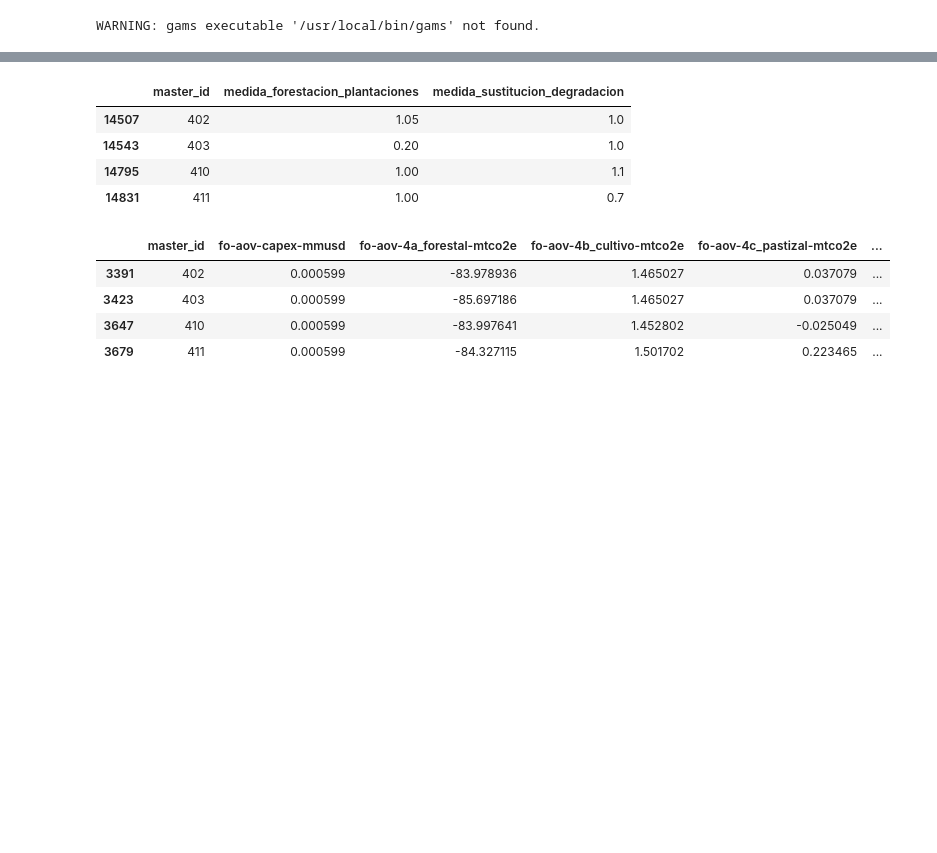
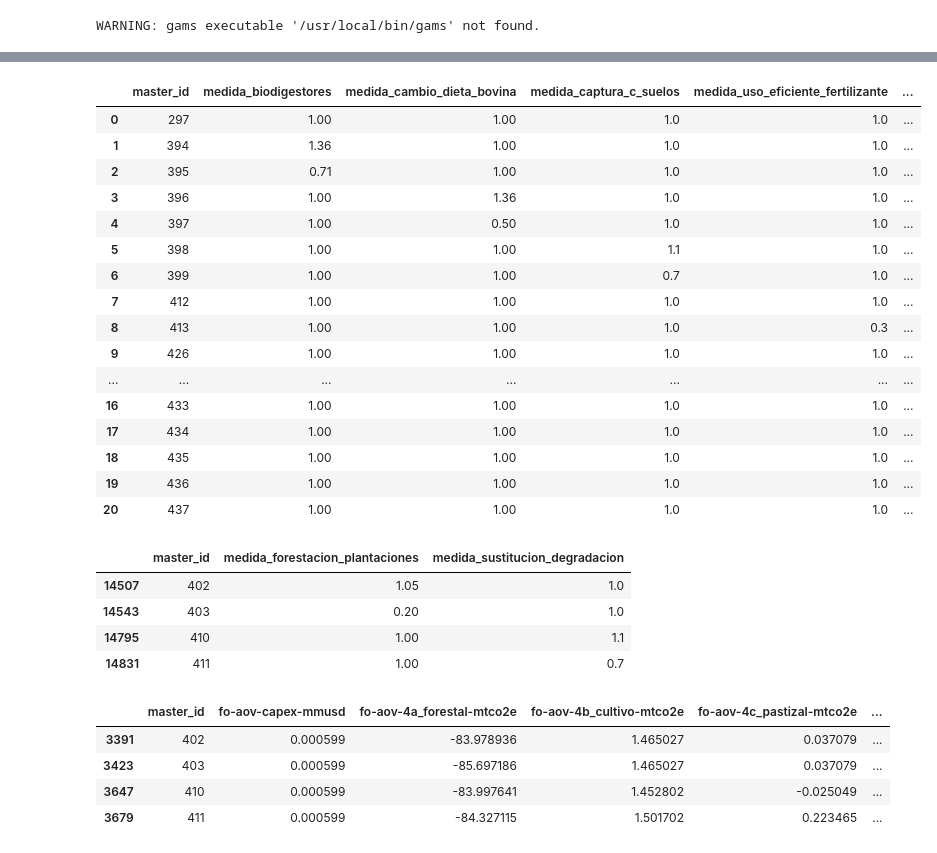
Before and after one commit to emolinaperez/MultiSector_LTS_Chile, a Jupyter notebook: python/integrate_designs_kluge_20210130.ipynb, the cells around one changed output, grey strips where cells are left out. Cells and saved outputs as stored; diff of their text form; code cells hidden in the pictures; blank space fills up the shorter version.

```diff
--- a/python/integrate_designs_kluge_20210130.ipynb
+++ b/python/integrate_designs_kluge_20210130.ipynb
@@ -106,3 +219,17 @@ df_ed_out.to_csv(sr.fp_csv_experimental_design_msec, index = None, encoding = "U
+# %%
+arch_2 = "Chile_sector_package_2021_02_10_design_id-2"
+#df_ed_out.to_csv(sr.fp_csv_experimental_design_msec, index = None, encoding = "UTF-8")
+df_edgams = sr.get_archive_run(sr.fp_csv_experimental_design_msec_masters_to_run_gams, arch_2)
+df_mas = sr.get_archive_run(sr.fp_csv_attribute_master, arch_2)
+
+#set of masters to keep
+keep_master = set(df_mas[(df_mas["design_id"] == 0) & (df_mas["strategy_id"] == 1) & ((df_mas["time_series_id"] == 0) | (df_mas["future_id"] == 0))]["master_id"])
+df_edgams = df_edgams[df_edgams["master_id"].isin(keep_master)]
+df_edgams1 = df_edgams[0:101]
+df_edgams2 = df_edgams[101:202]
+
+df_edgams1.to_csv(sr.fp_csv_experimental_design_msec_masters_to_run_gams.replace(".csv", "_d2-1.csv"), index = None, encoding = "UTF-8")
+df_edgams2.to_csv(sr.fp_csv_experimental_design_msec_masters_to_run_gams.replace(".csv", "_d2-2.csv"), index = None, encoding = "UTF-8")
 # %%
 #df_pmr_all = pd.read_csv(sr.fp_csv_output_multi_sector_pmr.replace(".csv", "_20210130_VARYALL_PARTIAL.csv"))
 df_edgams = pd.read_csv(sr.fp_csv_experimental_design_msec_masters_to_run_gams)
@@ -124,3 +268,35 @@ df_ed = pd.read_csv(sr.fp_csv_experimental_design_msec)
+# %%
+params_ag = list(df_pr[df_pr["sector"] == "Analytica_agriculture"]["parameter"].unique())
+params_ag.sort()
+#get futures associated with these parameters
+futs_ag = set(df_fut[df_fut["parameter"].isin(params_ag)]["future_id"]) | set({0})
+mast_ag = set(df_mas[(df_mas["design_id"] == 0) & (df_mas["strategy_id"] == 1) & (df_mas["time_series_id"] == 0) & (df_mas["future_id"].isin(futs_ag))]["master_id"])
+
+dfe1 = df_ed[(df_ed["master_id"].isin(mast_ag)) & (df_ed["year"].isin([2050]))][["master_id"] + [x for x in df_ed.columns if x in params_ag]].copy()
+dfo1 = df_out_an[(df_out_an["master_id"].isin(mast_ag)) & (df_out_an["year"].isin([2050]))][["master_id"] + ["ag-emissions_total-mtco2e"]].copy()
+dfm = pd.merge(dfe1, dfo1, how = "left", on = ["master_id"])
+dfm = pd.merge(dfm, df_mas[["master_id", "future_id"]], how = "left", on = ["master_id"])
+dfm = pd.merge(dfm, df_fut[["future_id", "parameter", "range_value"]], how = "left", on = ["future_id"])
+
+dfm
+# %% [output]
+|  | master_id | medida_biodigestores | medida_cambio_dieta_bovina | medida_captura_c_suelos | medida_uso_eficiente_fertilizante | ... |
+| 0 | 297 | 1.00 | 1.00 | 1.0 | 1.0 | ... |
+| 1 | 394 | 1.36 | 1.00 | 1.0 | 1.0 | ... |
+| 2 | 395 | 0.71 | 1.00 | 1.0 | 1.0 | ... |
+| 3 | 396 | 1.00 | 1.36 | 1.0 | 1.0 | ... |
+| 4 | 397 | 1.00 | 0.50 | 1.0 | 1.0 | ... |
+| 5 | 398 | 1.00 | 1.00 | 1.1 | 1.0 | ... |
+| 6 | 399 | 1.00 | 1.00 | 0.7 | 1.0 | ... |
+| 7 | 412 | 1.00 | 1.00 | 1.0 | 1.0 | ... |
+| 8 | 413 | 1.00 | 1.00 | 1.0 | 0.3 | ... |
+| 9 | 426 | 1.00 | 1.00 | 1.0 | 1.0 | ... |
+| ... | ... | ... | ... | ... | ... | ... |
+| 16 | 433 | 1.00 | 1.00 | 1.0 | 1.0 | ... |
+| 17 | 434 | 1.00 | 1.00 | 1.0 | 1.0 | ... |
+| 18 | 435 | 1.00 | 1.00 | 1.0 | 1.0 | ... |
+| 19 | 436 | 1.00 | 1.00 | 1.0 | 1.0 | ... |
+| 20 | 437 | 1.00 | 1.00 | 1.0 | 1.0 | ... |
 # %%
 arch_tor = "Chile_sector_package_2021_01_30-tornado_ts-0"
 df_ed = sr.get_archive_run(sr.fp_csv_experimental_design_msec, arch_tor)
```
Also changed, not shown: parts of 39 cells of this notebook, 11 other files.
